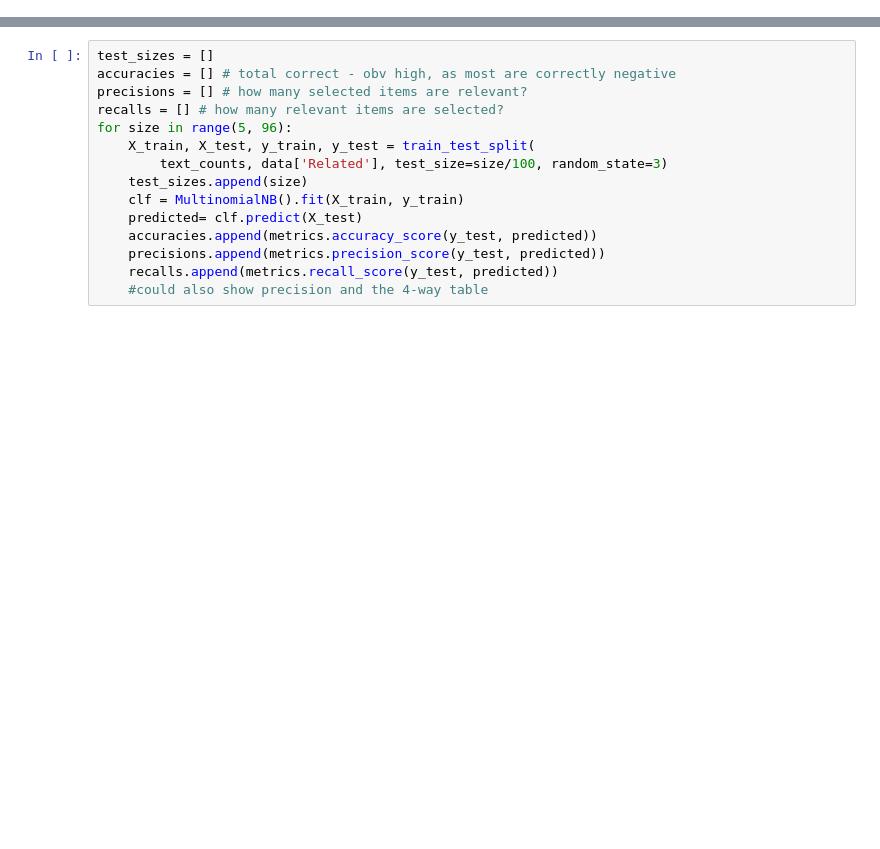
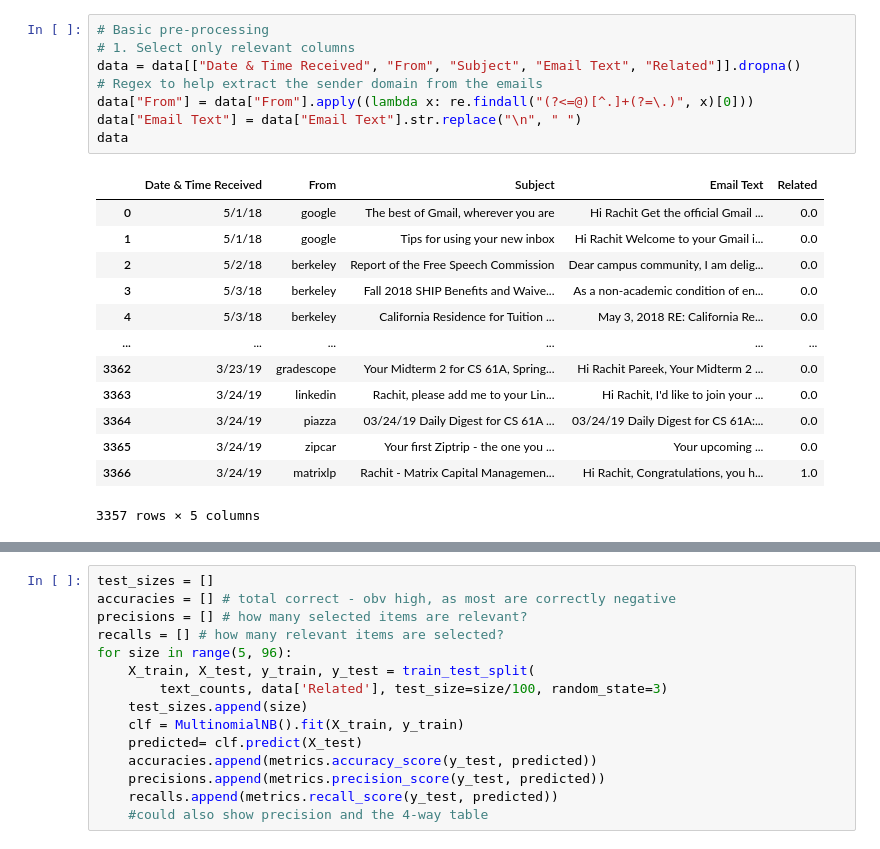
Before and after one commit to rachitpareek/jobSearch, a Jupyter notebook: exploratory analysis.ipynb, the cells around one changed output, grey strips where cells are left out. Drawn from its saved outputs; the diff is of its cells as text; blank space fills up the shorter version.

```diff
--- a/exploratory analysis.ipynb
+++ b/exploratory analysis.ipynb
@@ -29,0 +31,22 @@ plt.show()
+# %%
+# Basic pre-processing
+# 1. Select only relevant columns
+data = data[["Date & Time Received", "From", "Subject", "Email Text", "Related"]].dropna()
+# Regex to help extract the sender domain from the emails
+data["From"] = data["From"].apply((lambda x: re.findall("(?<=@)[^.]+(?=\.)", x)[0]))
+data["Email Text"] = data["Email Text"].str.replace("\n", " ")
+data
+# %% [output]
+|  | Date & Time Received | From | Subject | Email Text | Related |
+| 0 | 5/1/18 | google | The best of Gmail, wherever you are | Hi Rachit Get the official Gmail ... | 0.0 |
+| 1 | 5/1/18 | google | Tips for using your new inbox | Hi Rachit Welcome to your Gmail i... | 0.0 |
+| 2 | 5/2/18 | berkeley | Report of the Free Speech Commission | Dear campus community, I am delig... | 0.0 |
+| 3 | 5/3/18 | berkeley | Fall 2018 SHIP Benefits and Waive... | As a non-academic condition of en... | 0.0 |
+| 4 | 5/3/18 | berkeley | California Residence for Tuition ... | May 3, 2018 RE: California Re... | 0.0 |
+| ... | ... | ... | ... | ... | ... |
+| 3362 | 3/23/19 | gradescope | Your Midterm 2 for CS 61A, Spring... | Hi Rachit Pareek, Your Midterm 2 ... | 0.0 |
+| 3363 | 3/24/19 | linkedin | Rachit, please add me to your Lin... | Hi Rachit, I'd like to join your ... | 0.0 |
+| 3364 | 3/24/19 | piazza | 03/24/19 Daily Digest for CS 61A ... | 03/24/19 Daily Digest for CS 61A:... | 0.0 |
+| 3365 | 3/24/19 | zipcar | Your first Ziptrip - the one you ... | Your upcoming ... | 0.0 |
+| 3366 | 3/24/19 | matrixlp | Rachit - Matrix Capital Managemen... | Hi Rachit, Congratulations, you h... | 1.0 |
+3357 rows × 5 columns
```
Also changed, not shown: parts of 7 cells of this notebook.
